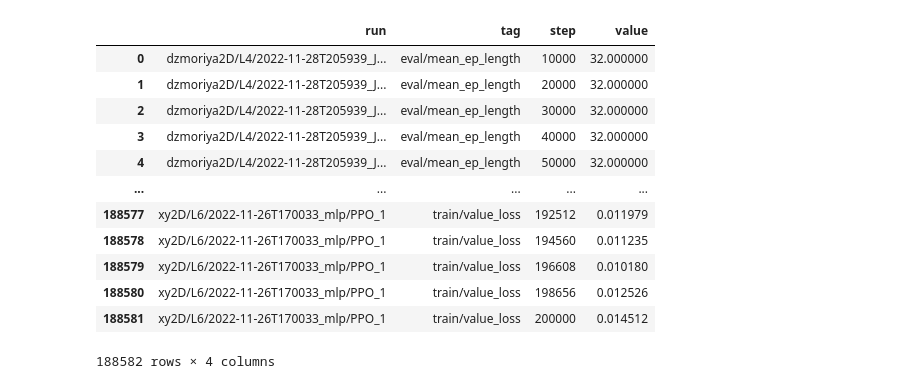
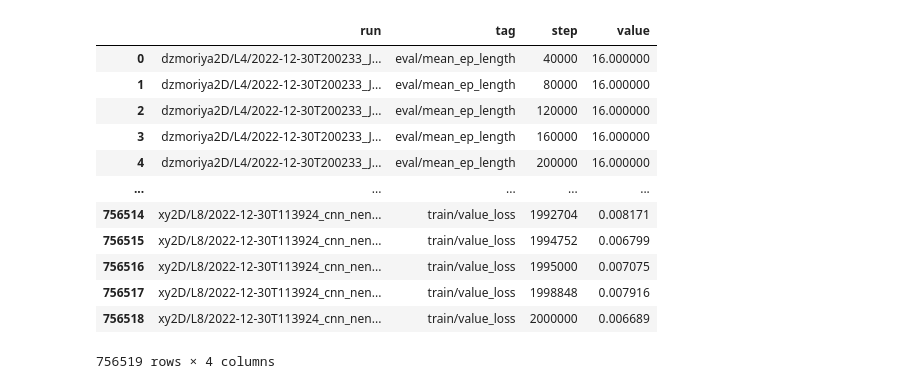
Before and after one commit to michelangelo21/lattice-models-RL, a Jupyter notebook: scripts/Tensorboard Plots.ipynb, the cells around one changed output. Saved outputs shown, nothing was run; the diff lists cells and outputs as text; code cells hidden in the pictures.

```diff
--- a/scripts/Tensorboard Plots.ipynb
+++ b/scripts/Tensorboard Plots.ipynb
@@ -7,19 +25,22 @@ from matplotlib.ticker import EngFormatter
 # %%
-experiment_id="syj4nyOVTNyRgxdYQx0iQQ"
+# experiment_id="syj4nyOVTNyRgxdYQx0iQQ" # old results
+# experiment_id="GTG7kOYrRd6EDvYPVIgSDQ" # medusa
+experiment_id = "3TOtgKwbQ3W4aNYr8GMAkg" # medusa 11
+
 experiment = tb.data.experimental.ExperimentFromDev(experiment_id)
 df = experiment.get_scalars()
 df
 # %% [output]
 |  | run | tag | step | value |
-| 0 | dzmoriya2D/L4/2022-11-28T205939_J... | eval/mean_ep_length | 10000 | 32.000000 |
-| 1 | dzmoriya2D/L4/2022-11-28T205939_J... | eval/mean_ep_length | 20000 | 32.000000 |
-| 2 | dzmoriya2D/L4/2022-11-28T205939_J... | eval/mean_ep_length | 30000 | 32.000000 |
-| 3 | dzmoriya2D/L4/2022-11-28T205939_J... | eval/mean_ep_length | 40000 | 32.000000 |
-| 4 | dzmoriya2D/L4/2022-11-28T205939_J... | eval/mean_ep_length | 50000 | 32.000000 |
+| 0 | dzmoriya2D/L4/2022-12-30T200233_J... | eval/mean_ep_length | 40000 | 16.000000 |
+| 1 | dzmoriya2D/L4/2022-12-30T200233_J... | eval/mean_ep_length | 80000 | 16.000000 |
+| 2 | dzmoriya2D/L4/2022-12-30T200233_J... | eval/mean_ep_length | 120000 | 16.000000 |
+| 3 | dzmoriya2D/L4/2022-12-30T200233_J... | eval/mean_ep_length | 160000 | 16.000000 |
+| 4 | dzmoriya2D/L4/2022-12-30T200233_J... | eval/mean_ep_length | 200000 | 16.000000 |
 | ... | ... | ... | ... | ... |
-| 188577 | xy2D/L6/2022-11-26T170033_mlp/PPO_1 | train/value_loss | 192512 | 0.011979 |
-| 188578 | xy2D/L6/2022-11-26T170033_mlp/PPO_1 | train/value_loss | 194560 | 0.011235 |
-| 188579 | xy2D/L6/2022-11-26T170033_mlp/PPO_1 | train/value_loss | 196608 | 0.010180 |
-| 188580 | xy2D/L6/2022-11-26T170033_mlp/PPO_1 | train/value_loss | 198656 | 0.012526 |
-| 188581 | xy2D/L6/2022-11-26T170033_mlp/PPO_1 | train/value_loss | 200000 | 0.014512 |
+| 756514 | xy2D/L8/2022-12-30T113924_cnn_nen... | train/value_loss | 1992704 | 0.008171 |
+| 756515 | xy2D/L8/2022-12-30T113924_cnn_nen... | train/value_loss | 1994752 | 0.006799 |
+| 756516 | xy2D/L8/2022-12-30T113924_cnn_nen... | train/value_loss | 1995000 | 0.007075 |
+| 756517 | xy2D/L8/2022-12-30T113924_cnn_nen... | train/value_loss | 1998848 | 0.007916 |
+| 756518 | xy2D/L8/2022-12-30T113924_cnn_nen... | train/value_loss | 2000000 | 0.006689 |
-188582 rows × 4 columns
+756519 rows × 4 columns
```
Also changed, not shown: parts of 12 cells of this notebook, 7 other files.
